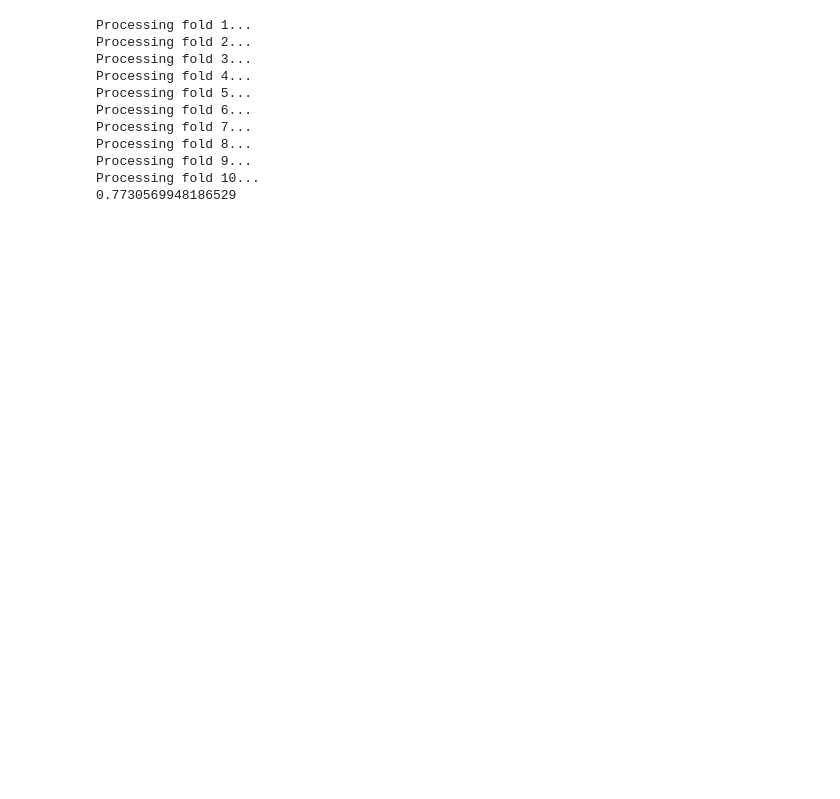
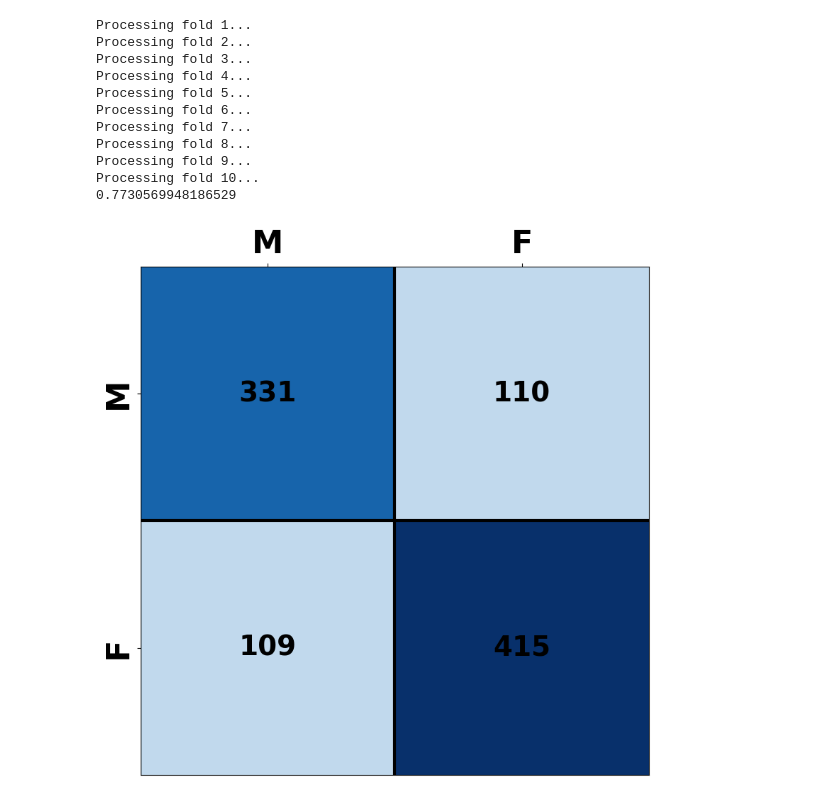
Before and after one commit to Era5eMe/Tu-2025-VAE_FC_embedding, a Jupyter notebook: brain_state_classification.ipynb, the cells around one changed output. Cells and saved outputs as stored; diff of their text form; code cells hidden in the pictures; blank space fills up the shorter version.

```diff
--- a/brain_state_classification.ipynb
+++ b/brain_state_classification.ipynb
@@ -838,9 +841,12 @@ behavior_df = pd.read_csv("/data/wheelock/data1/datasets/HCP/HCP_Behavior_Tu_dow
 # behavior_df['Subject'] = behavior_df['Subject'].astype(str)
 filtered_df = behavior_df[behavior_df['Subject'].isin(subj_hcpAll)].set_index('Subject')
 filtered_df = filtered_df.loc[subj_hcpAll]
-df = filtered_df[['Gender', 'CogFluidComp_Unadj', 'CogFluidComp_AgeAdj']]
+df = filtered_df[['Gender', 'CogFluidComp_Unadj', 'CogFluidComp_AgeAdj', 'CogCrystalComp_Unadj', 'CogCrystalComp_AgeAdj']]
 
 cogFluidComp_unadj = df['CogFluidComp_Unadj'].astype(float).to_numpy()
+cogFluidComp_ageadj = df['CogFluidComp_AgeAdj'].astype(float).to_numpy()
+cogCrystalComp_unadj = df['CogCrystalComp_Unadj'].astype(float).to_numpy()
+cogCrystalComp_ageadj = df['CogCrystalComp_AgeAdj'].astype(float).to_numpy()
 gender = df["Gender"].replace({'M': 0, 'F': 1}).to_numpy()
 
 df = pd.read_csv("/data/wheelock/data1/datasets/HCP/HCP_flanker_ASR_210110_KK.txt", delim_whitespace=True)
@@ -851,13 +857,17 @@ print(cogFluidComp_unadj.shape)
 print(gender.shape)
 print(age.shape)
 
-
 # print("NaNs in X:", np.isnan(pconns_hcpAll_rest1_features).any())
 # print("Infs in X:", np.isinf(pconns_hcpAll_rest1_features).any())
 
 # print("NaNs in y:", np.isnan(cogFluidComp_unadj).any())
 # print("Infs in y:", np.isinf(cogFluidComp_unadj).any())
 cogFluidComp_unadj_mask = np.isfinite(cogFluidComp_unadj)
+cogFluidComp_ageadj_mask = np.isfinite(cogFluidComp_ageadj)
+cogCrystalComp_unadj_mask = np.isfinite(cogCrystalComp_unadj)
+cogCrystalComp_ageadj_mask = np.isfinite(cogCrystalComp_ageadj)
+
+print(np.sum(cogCrystalComp_unadj_mask))
 # %% [output]
 (965, 55278)
 (965, 40755)
@@ -1351,4 +1401,48 @@ Processing fold 8...
 Processing fold 9...
 Processing fold 10...
 0.7730569948186529
+# %%
+# Suppose you already have predictions and true labels:
+y_true = latent_gender_results['y_true']
+y_pred = latent_gender_results['y_pred']
+
+# Compute confusion matrix
+confusion_mat_gender = confusion_matrix(y_true, y_pred, labels=[0, 1])
+
+# Plot
+plt.figure(figsize=(8, 8))
+
+# Plot confusion matrix heatmap
+im = plt.imshow(confusion_mat_gender, cmap='Blues', vmin=0, vmax=confusion_mat_gender.max())
+
+# Annotate counts
+for i in range(confusion_mat_gender.shape[0]):
+    for j in range(confusion_mat_gender.shape[1]):
+        plt.text(j, i, str(confusion_mat_gender[i, j]),
+                 ha='center', va='center',
+                 fontsize=28, fontweight='bold', color='black')
+
+# Axis ticks and labels
+plt.xticks([0, 1], ['M', 'F'], fontsize=32, fontweight='bold')
+plt.yticks([0, 1], ['M', 'F'], fontsize=32, fontweight='bold', rotation=90, va='center', ha='right')
+
+# Move x-ticks to top
+plt.gca().xaxis.set_ticks_position('top')
+plt.gca().xaxis.set_label_position('top')
+
+# Add thick grid lines
+plt.axvline(0.5, color='black', linewidth=3)
+plt.axhline(0.5, color='black', linewidth=3)
+
+# Uncomment to add colorbar
+# cbar = plt.colorbar(im, fraction=0.046, pad=0.04)
+# cbar.set_label('Count', fontsize=32)
+# cbar.ax.tick_params(labelsize=32)
+# cbar.set_ticks([0, confusion_mat_gender.max()])
+# cbar.ax.set_yticklabels(['0', str(confusion_mat_gender.max())])
+
+plt.tight_layout()
+plt.show()
+# %% [output]
+[figure, added]
 # %%
```
Also changed, not shown: parts of 20 cells of this notebook, 23 other files.
